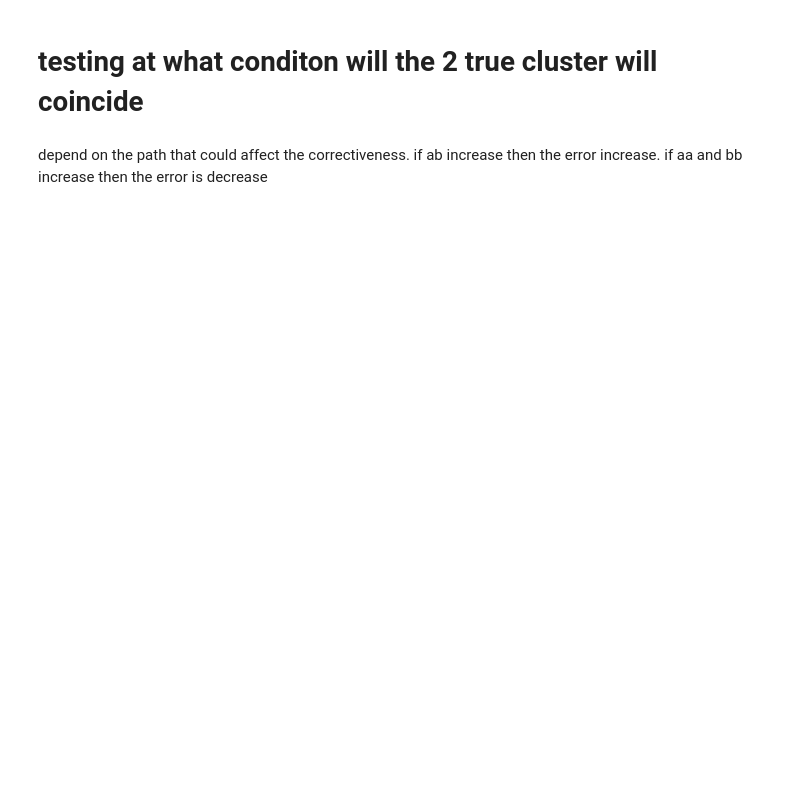
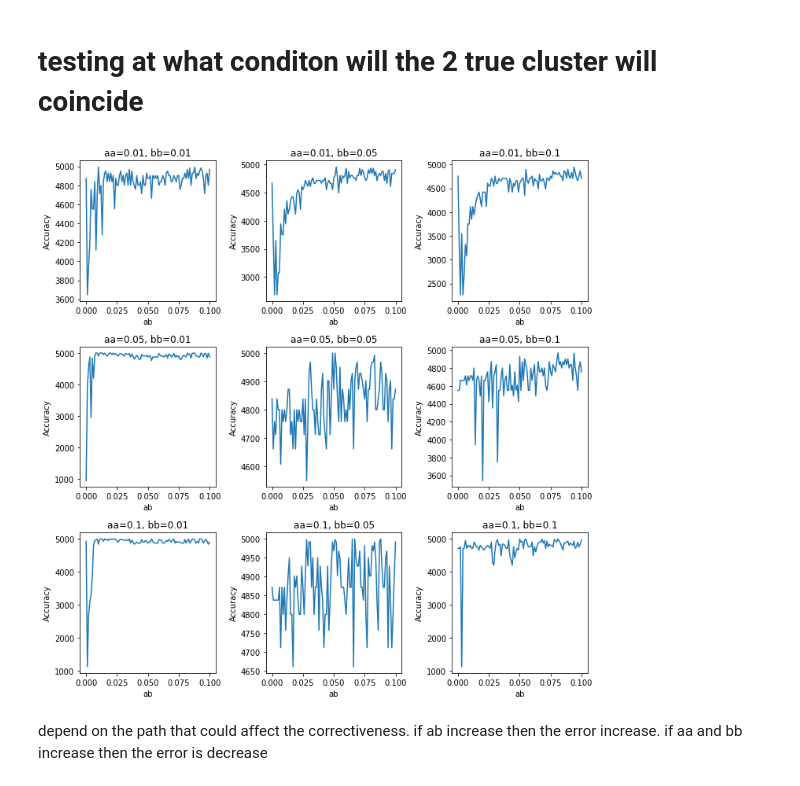
Before and after one commit to sekunder/clustering, a Jupyter notebook: most recent progress on stochastic block model.ipynb, the cells around one changed output. Saved outputs shown, nothing was run; the diff lists cells and outputs as text; code cells hidden in the pictures; blank space fills up the shorter version.

Commit message:
Add files via upload
Adding averaging method for 5 EM clustering histogram

```diff
--- a/most recent progress on stochastic block model.ipynb
+++ b/most recent progress on stochastic block model.ipynb
@@ -96,19 +35,0 @@ Text(0.5, 1.0, 'LSE')
-# %%
-# Starter code to plot accuracy as a function of inter-block connection strength
-aa_vals = [0.01, 0.05, 0.10]
-bb_vals = [0.01, 0.05, 0.10]
-
-ab_vals = np.linspace(0, 0.1, 11)
-
-plt.figure(figsize=(10,10), tight_layout="tight")
-for i, aa in enumerate(aa_vals):
-    for j, bb in enumerate(bb_vals):
-        for ab in ab_vals:
-            # do some stuff here
-            pass
-
-        plt.subplot(3,3,i*3 + j + 1)
-        plt.plot(ab_vals, np.random.rand(len(ab_vals)))
-        plt.title(f"aa={aa}, bb={bb}")
-        plt.xlabel("ab")
-        plt.ylabel("Accuracy")
@@ -117,22 +36,30 @@ for i, aa in enumerate(aa_vals):
 # %% [markdown]
 # testing at what conditon will the 2 true cluster will coincide
 # %%
-%matplotlib qt
+%matplotlib inline
 from matplotlib.animation import FuncAnimation
 from IPython import display
 sizes2 = [2*20, 2*30]
-model= GaussianMixture(n_components=2, init_params='random',n_init= 200)
+model= GaussianMixture(n_components=2, init_params='random',n_init= 50)
 
 probs_test = [[ 0, 0], [ 0, 0]]
 g2 = nx.stochastic_block_model(sizes2, probs_test, seed=1)
 true_cluster_test= np.hstack([[i]*s for i,s in enumerate(sizes2)])
 t=0
-EM_matrix=np.zeros((len(g2),len(g2)))
+
 true_matrix=np.zeros((len(g2),len(g2)))
-error=[]
-for aa in [1]:
-    for ab in [0]:
-        for bb in np.linspace(0,1,11):
+
+aa_vals = [0.01, 0.05, 0.10]
+bb_vals = [0.01, 0.05, 0.10]
+
+ab_vals = np.linspace(0, 0.1, 101)
+
+
+plt.figure(figsize=(10,10), tight_layout="tight")
+for p, aa in enumerate(aa_vals):
+    for q, bb in enumerate(bb_vals):
+        error=[]
+        for r, ab in enumerate(ab_vals):
             probs_test[0][0]=aa
             probs_test[1][0]=ab
             probs_test[0][1]=probs_test[1][0]
@@ -141,48 +68,60 @@ for aa in [1]:
             L2=np.zeros((len(g2),len(g2)))
 
             for i, v in enumerate(g2.nodes):
                 L2[i,i]=g2.degree(v)
 #             for l in range(len(g2)):
 #                     L2[l,l]=g2.degree(l)
 
             L2=L2-nx.adjacency_matrix(g2)
 
             eig2, eigvec2= np.linalg.eigh(L2)
             p2=eigvec2[:,[1,2]]
 
 
-            plt.subplot(1,2,1)
-            plt.xlim(-1,1)
-            plt.ylim(-1,1)
-            plt.title("EM algorishm")
+#             plt.subplot(1,2,1)
+#             plt.xlim(-1,1)
+#             plt.ylim(-1,1)
+#             plt.title("EM algorishm")
             em_label=model.fit(p2)
             em_label=em_label.predict(p2)
-            plt.scatter([p2[:,0]],[p2[:,1]], c=em_label)
+#             plt.scatter([p2[:,0]],[p2[:,1]], c=em_label, alpha=0.5)
 
 
-            plt.subplot(1,2,2)
+#             plt.subplot(1,2,2)
 
-            plt.xlim(-1,1)
-            plt.ylim(-1,1)
-            plt.title(f"aa ={aa}, ab ={ab},bb = {bb}")
-            plt.scatter([p2[:,0]],[p2[:,1]], c= true_cluster_test, alpha=0.5)
+#             plt.xlim(-1,1)
+#             plt.ylim(-1,1)
+#             plt.title(f"aa ={aa}, ab ={ab},bb = {bb}")
+#             plt.scatter([p2[:,0]],[p2[:,1]], c= true_cluster_test, alpha=0.5)
+            EM_matrix=np.zeros((len(g2),len(g2)))
 
             for m in range(len(g2)):
                 for n in range(len(g2)):
                     if em_label[m]== em_label[n]:
                         EM_matrix[m][n]=1
                         EM_matrix[n][m]=1
                     if true_cluster_test[m]== true_cluster_test[n]:
                         true_matrix[m][n]=1
                         true_matrix[n][m]=1
 
-            error.append((((EM_matrix!=true_matrix).sum()-100)/2)/(5050-100))
+            error.append((((EM_matrix!=true_matrix).sum())))
 
 
-            t=t+1
-            plt.pause(0.001)
-            plt.show()
-            plt.clf()
+
+        plt.subplot(len(aa_vals),len(bb_vals),p*len(aa_vals) + q + 1)
+
+        plt.title(f"aa={aa}, bb={bb}")
+        plt.xlabel("ab")
+        plt.ylabel("Accuracy")
+        plt.plot(ab_vals, error)
+
+
+
+#             plt.pause(0.0001)
+#             plt.show()
+#             plt.clf()
+# %% [output]
+[figure, added]
 # %% [markdown]
 depend on the path that could affect the correctiveness. if ab increase then the error increase. if aa and bb increase then the error is decrease
 # %%
```
Also changed, not shown: parts of 11 cells of this notebook.
